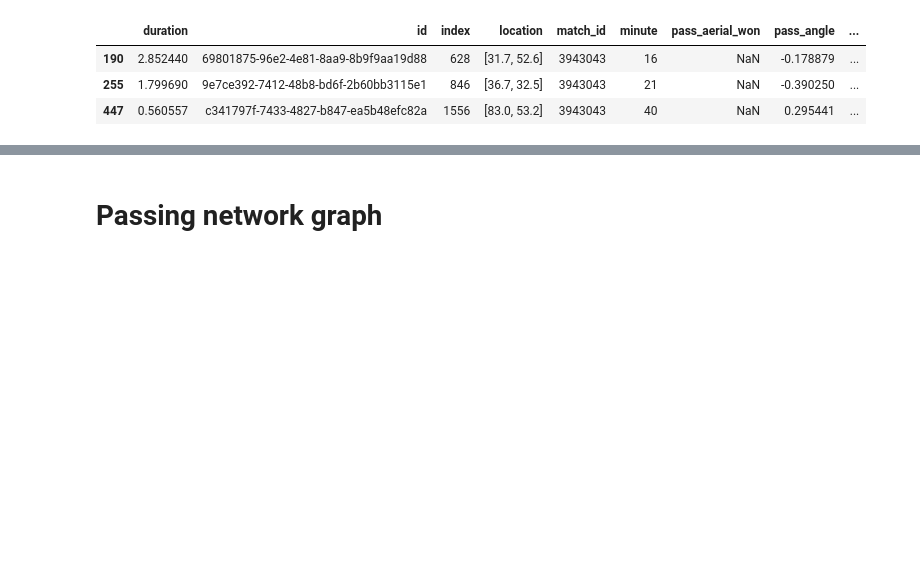
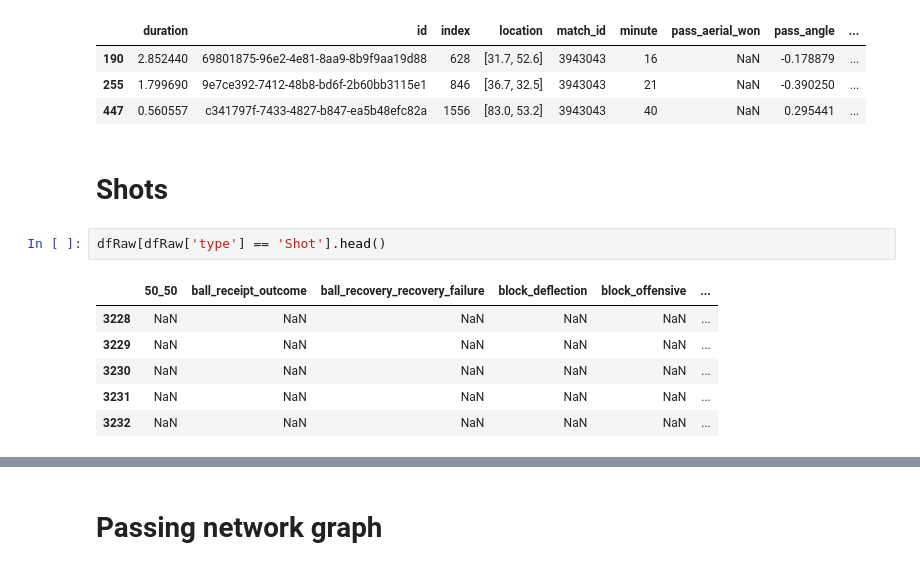
Before and after one commit to francisco-kim/footballAnalysis, a Jupyter notebook: statsbomb.ipynb, the cells around one changed output, grey strips where cells are left out. Cells and saved outputs as stored; diff of their text form; blank space fills up the shorter version.

```diff
--- a/statsbomb.ipynb
+++ b/statsbomb.ipynb
@@ -391,3 +391,14 @@ dfRodriPassFailed
 | 190 | 2.852440 | 69801875-96e2-4e81-8aa9-8b9f9aa19d88 | 628 | [31.7, 52.6] | 3943043 | 16 | NaN | -0.178879 | ... |
 | 255 | 1.799690 | 9e7ce392-7412-48b8-bd6f-2b60bb3115e1 | 846 | [36.7, 32.5] | 3943043 | 21 | NaN | -0.390250 | ... |
 | 447 | 0.560557 | c341797f-7433-4827-b847-ea5b48efc82a | 1556 | [83.0, 53.2] | 3943043 | 40 | NaN | 0.295441 | ... |
+# %% [markdown]
+# Shots
+# %%
+dfRaw[dfRaw['type'] == 'Shot'].head()
+# %% [output]
+|  | 50_50 | ball_receipt_outcome | ball_recovery_recovery_failure | block_deflection | block_offensive | ... |
+| 3228 | NaN | NaN | NaN | NaN | NaN | ... |
+| 3229 | NaN | NaN | NaN | NaN | NaN | ... |
+| 3230 | NaN | NaN | NaN | NaN | NaN | ... |
+| 3231 | NaN | NaN | NaN | NaN | NaN | ... |
+| 3232 | NaN | NaN | NaN | NaN | NaN | ... |
```
Also changed, not shown: parts of 7 cells of this notebook.
